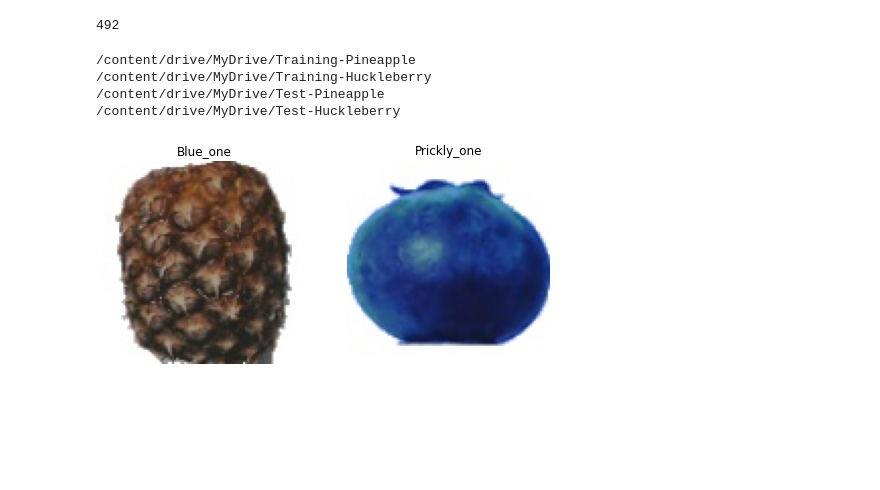
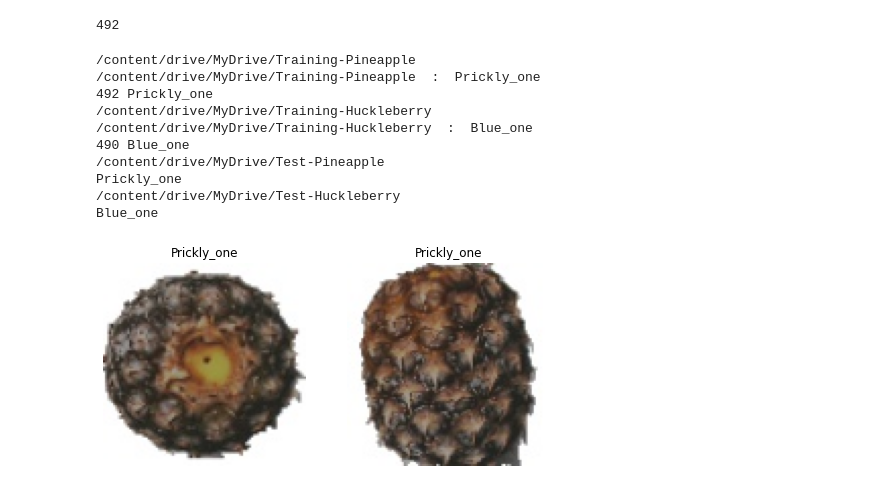
Before and after one commit to Lidiia-Afanasieva/BinearClassification, a Jupyter notebook: BinearClassification.ipynb, the cells around one changed output. Drawn from its saved outputs; the diff is of its cells as text; code cells hidden in the pictures; blank space fills up the shorter version.

Commit message:
Actualy its working right only now. But there are problem. Its think there are 490 - H and 492 - P, but its the other way around.

```diff
--- a/BinearClassification.ipynb
+++ b/BinearClassification.ipynb
@@ -47,7 +47,7 @@ for i in range(1):
     # for file_name in files:
 
 for i, j in enumerate(files[:100]):
-    img = plt.imread('/content/drive/MyDrive/Training-Pineapple/' + j)
+    img = plt.imread('/content/drive/MyDrive/Test-Huckleberry' + j)
     plt.subplot(10,10,i+1)
     # plt.figure(figsize=(50,50))/
     plt.title(j.split('.')[0])
@@ -60,15 +60,15 @@ def magick(bluuuuaaa, ananasaaaa):
 
     plt.figure(figsize=(8,8))
 
-    for i in range(2):
-        plt.subplot(1, 2, i + 1)
-        plt.title('Blue_one' if i == 0 else 'Prickly_one')
-        plt.imshow([bluuuuaaa if i == 0 else ananasaaaa][0])
+    for j, i in enumerate([bluuuuaaa, ananasaaaa]):
+        plt.subplot(1, 2, j + 1)
+        plt.title(i[1])
+        plt.imshow(i[0])
         plt.axis('off')
 # %%
 # TO DOWNLOAD DATASET
 
-def download_set(data_path, class_name, gl_base):
+def download_set(data_path, class_name):
     # global train_base
 
     # print(os.listdir(data_path))
@@ -77,8 +77,10 @@ def download_set(data_path, class_name, gl_base):
     for img in os.listdir(data_path):
         img_arr =  cv2.imread(os.path.join(data_path, img))
         img_arr = cv2.cvtColor(img_arr, cv2.COLOR_BGR2RGB)
-        gl_base.append([img_arr, class_name])
+        only_img_list.append(img_arr)
+        # gl_base.append([img_arr, class_name])
 
-    for image, c_count in gl_base:
-        only_img_list.append(image)
+    # for image, c_count in gl_base:
+    #     only_img_list.append(image)
+
     return only_img_list
@@ -85,42 +90,61 @@ def download_set(data_path, class_name, gl_base):
 # %%
 # FULL DATASET
 
-train_prickle_dir = "/content/drive/MyDrive/Training-Pineapple"  # 492
+train_prickle_dir = "/content/drive/MyDrive/Training-Pineapple"  # 490
 train_huck_dir = "/content/drive/MyDrive/Training-Huckleberry"
 test_prickle_dir = "/content/drive/MyDrive/Test-Pineapple"  # 166
 test_huck_dir = "/content/drive/MyDrive/Test-Huckleberry"
 
 directory = [train_prickle_dir, train_huck_dir, test_prickle_dir, test_huck_dir]
 
 classes = ['Blue_one', 'Prickly_one']
 img_size = 100
 
 train_base = []
+tr_str = 'train_base'
+# tt_str =
 test_base = []
 only_img_list_tr = []
 only_img_list_tt = []
+temp_arr = []
 
 for d_set_path in directory[:2]:
     print(d_set_path)
     os.chdir(d_set_path)
-    only_img_list_tr.extend(download_set(os.getcwd(), classes[0 if 'Huckleberry' in d_set_path else 1], train_base))
+    current_class = classes[0 if 'Huckleberry' in d_set_path else 1]
+    print(d_set_path, ' : ', current_class)
+    only_img_list_tr.extend(download_set(os.getcwd(), current_class))
+    temp_arr = download_set(os.getcwd(), current_class)
+    print(len(temp_arr), current_class)
+    train_base.extend([[i, current_class] for i in temp_arr])
 
 for d_set_path in directory[2:]:
     print(d_set_path)
     os.chdir(d_set_path)
-    only_img_list_tt.extend(download_set(os.getcwd(), classes[0 if 'Huckleberry' in d_set_path else 1], test_base))
+    current_class = classes[0 if 'Huckleberry' in d_set_path else 1]
+    print(current_class)
+    only_img_list_tt.extend(download_set(os.getcwd(), current_class))
+    temp_arr = download_set(os.getcwd(), current_class)
+    test_base.extend([[i, current_class] for i in temp_arr])
 
 # print(only_img_list_tr[:1000])
 # print(only_img_list[0])
 # magick(only_img_list_tr[0], only_img_list_tr[500])
-magick(only_img_list_tt[0], only_img_list_tt[333])
+# print(test_base[0])
+magick(train_base[320], train_base[0])
 # print(len(only_img_list_tt))
 # %% [output]
 /content/drive/MyDrive/Training-Pineapple
+/content/drive/MyDrive/Training-Pineapple  :  Prickly_one
+492 Prickly_one
 /content/drive/MyDrive/Training-Huckleberry
+/content/drive/MyDrive/Training-Huckleberry  :  Blue_one
+490 Blue_one
 /content/drive/MyDrive/Test-Pineapple
+Prickly_one
 /content/drive/MyDrive/Test-Huckleberry
+Blue_one
-[figure, old version]
+[figure, new version]
 # %%
 train_prickle_dir = "/content/drive/MyDrive/Training-Pineapple"
 train_huck_dir = "/content/drive/MyDrive/Training-Huckleberry"
```
Also changed, not shown: parts of 2 cells of this notebook.
